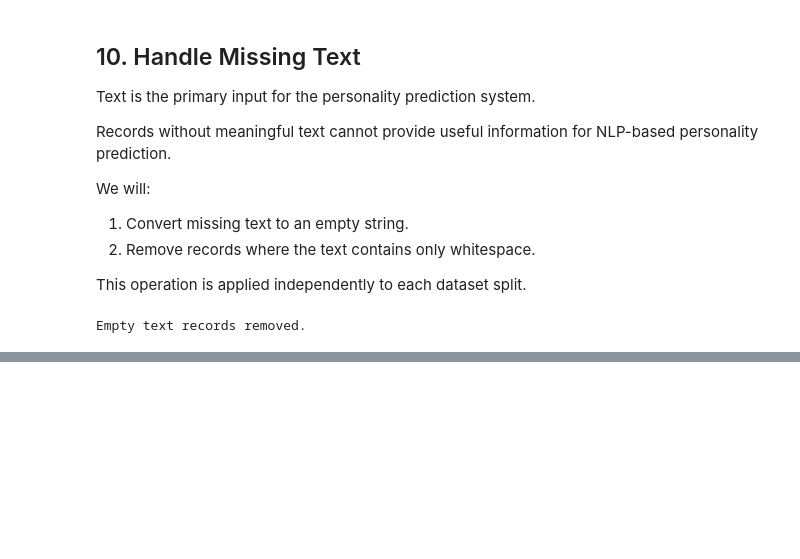
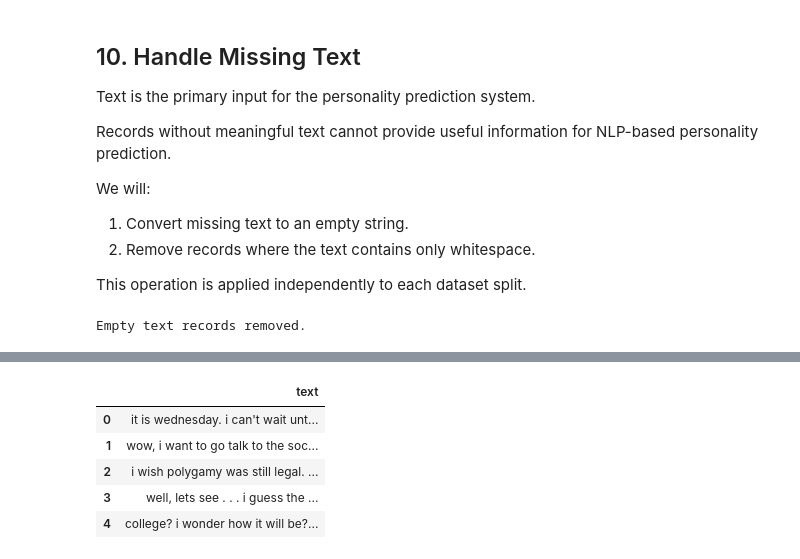
Before and after one commit to Armi-123/AI-CV-Personality-Analyzer, a Jupyter notebook: PersonaHire_AI/notebooks/02_data_preprocessing.ipynb, the cells around one changed output, grey strips where cells are left out. Saved outputs shown, nothing was run; the diff lists cells and outputs as text; code cells hidden in the pictures; blank space fills up the shorter version.

```diff
--- a/PersonaHire_AI/notebooks/02_data_preprocessing.ipynb
+++ b/PersonaHire_AI/notebooks/02_data_preprocessing.ipynb
@@ -411,0 +530,13 @@ Empty text records removed.
+# %%
+# Display a few cleaned text examples
+
+display(
+    train_df[["text"]].head(5)
+)
+# %% [output]
+|  | text |
+| 0 | it is wednesday. i can't wait unt... |
+| 1 | wow, i want to go talk to the soc... |
+| 2 | i wish polygamy was still legal. ... |
+| 3 | well, lets see . . . i guess the ... |
+| 4 | college? i wonder how it will be?... |
```
Also changed, not shown: parts of 26 cells of this notebook.
